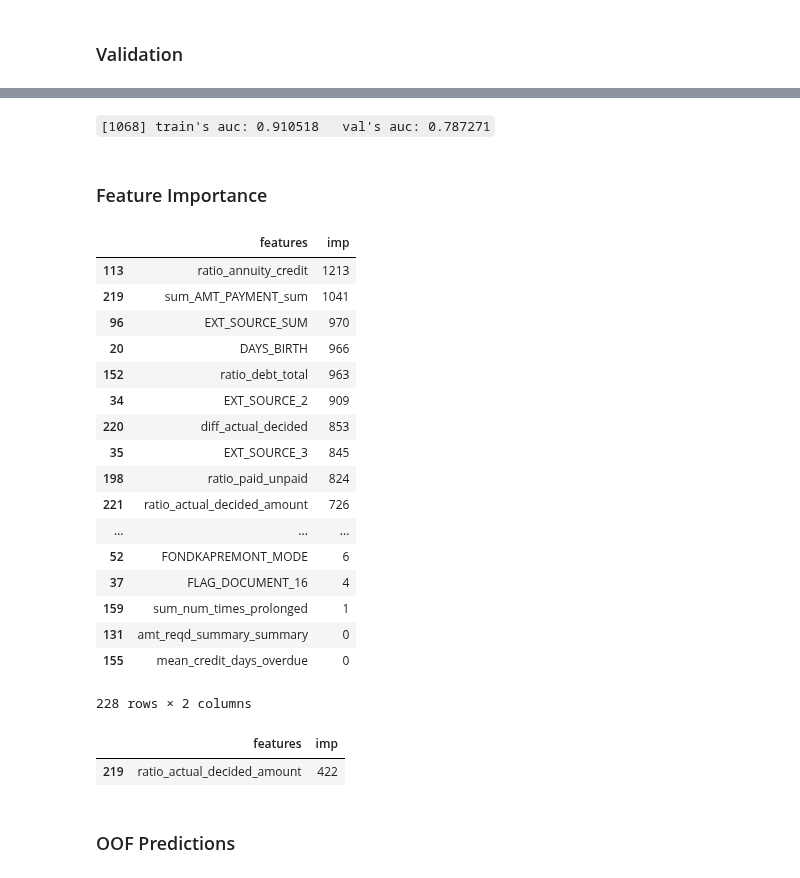
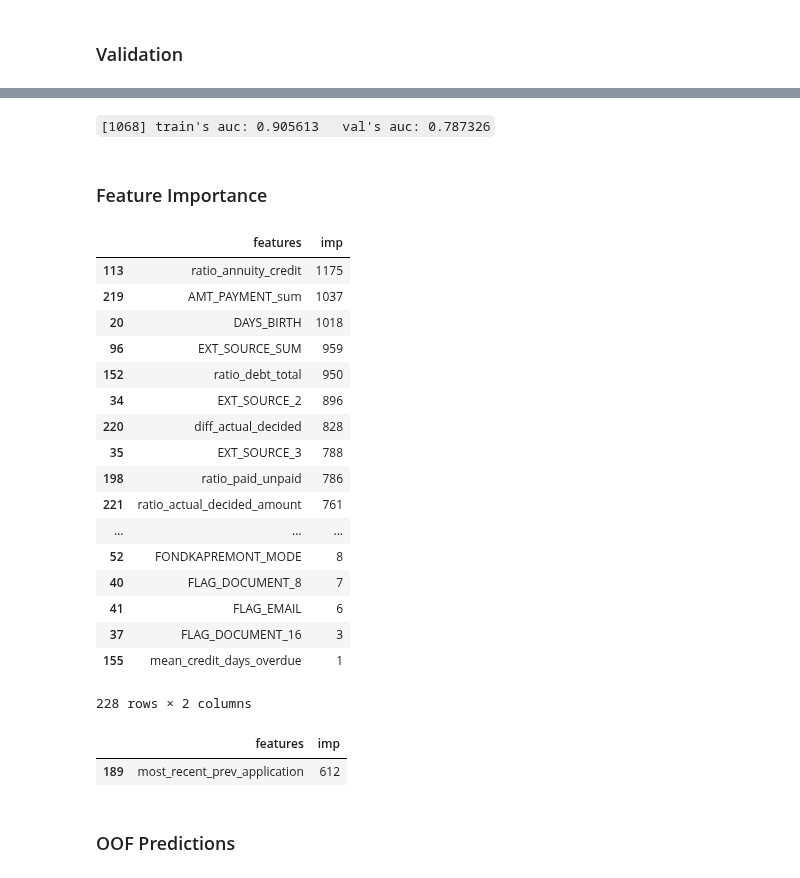
Before and after one commit to numb3r33/Kaggle_Home_Credit, a Jupyter notebook: notebooks/Pipeline.ipynb, the cells around one changed output, grey strips where cells are left out. Cells and saved outputs as stored; diff of their text form; code cells hidden in the pictures.

```diff
--- a/notebooks/Pipeline.ipynb
+++ b/notebooks/Pipeline.ipynb
@@ -63,13 +67,11 @@ gc.collect();
 # %% [markdown]
 ## Feature Engineering
 # %%
-AGG_FEATURES = ['mean', 'median', 'max', 'min', 'var', 'sum']
-
 def get_agg_features(data, gp, f, on):
     agg         = gp.groupby(on)[f]\
                         .agg({np.mean, np.median, np.max, np.min, np.var, np.sum}).fillna(-1)
 
-    cols        = [f'{AGG_FEATURES[i]}_{f}_{c}' for i, c in enumerate(agg.columns)]
+    cols        = [f'{f}_{c}' for i, c in enumerate(agg.columns)]
     agg.columns = cols
     agg         = agg.reset_index()
     data        = data.merge(agg, on=on, how='left')
@@ -218,15 +220,19 @@ else:
     flag_document_summary = data.loc[:, [f for f in data.columns if 'FLAG' in f]].apply(np.sum, axis=1)
     data.loc[:, 'flag_document_summary'] = flag_document_summary
 
+    flag_document_summary.to_pickle(os.path.join(basepath, f'data/processed/{DATASET_PREFIX}_flag_document.pkl'))
+
     del flag_document_summary
     gc.collect();
 
 
 if os.path.exists(os.path.join(basepath, f'data/processed/{DATASET_PREFIX}_amt_reqd_credit.pkl')):
-    data.loc[:, 'amt_reqd_summary_summary'] = pd.read_pickle(os.path.join(basepath, f'data/processed/{DATASET_PREFIX}_amt_reqd_credit.pkl'))
+    data.loc[:, 'amt_reqd_summary'] = pd.read_pickle(os.path.join(basepath, f'data/processed/{DATASET_PREFIX}_amt_reqd_credit.pkl'))
 else:
-    amt_reqd_credit_summary = data.loc[:, [f for f in data.columns if 'AMT_REQD_CREDIT' in f]].apply(np.sum, axis=1)
-    data.loc[:, 'amt_reqd_summary_summary'] = amt_reqd_credit_summary
+    amt_reqd_credit_summary         = data.loc[:, [f for f in data.columns if 'AMT_REQ_CREDIT' in f]].apply(np.sum, axis=1)
+    data.loc[:, 'amt_reqd_summary'] = amt_reqd_credit_summary
+
+    amt_reqd_credit_summary.to_pickle(os.path.join(basepath, f'data/processed/{DATASET_PREFIX}_amt_reqd_credit.pkl'))
 
     del amt_reqd_credit_summary
     gc.collect();
@@ -361,7 +367,7 @@ data.loc[:, 'ratio_cb_goods_annuity'] = (data.AMT_GOODS_PRICE / (data.mean_cb_cr
 data.loc[:, 'ratio_update_id']        = (data.mean_days_credit_update / data.DAYS_ID_PUBLISH).replace([np.inf, -np.inf], np.nan)
 
 # feature interaction between mean credit amount of previous credits with current credit
-data.loc[:, 'ratio_curr_prev_credit'] = data.AMT_CREDIT / data.mean_AMT_CREDIT_SUM_mean
+data.loc[:, 'ratio_curr_prev_credit'] = data.AMT_CREDIT / data.AMT_CREDIT_SUM_mean
 
 #############################################################################################################
 #                           BUREAU and BUREAU BALANCE                                                       #
@@ -430,10 +436,6 @@ past_annuity_credit = (prev_app.AMT_ANNUITY / prev_app.AMT_CREDIT).replace([np.i
 past_annuity_credit = past_annuity_credit.groupby(prev_app.SK_ID_CURR).mean()
 data.loc[:, 'past_annuity_to_credit'] = data.SK_ID_CURR.map(past_annuity_credit)
 
-# difference between current credit and mean applied amount in previous applications
-# mean_applied_amount = prev_app.groupby('SK_ID_CURR')['AMT_APPLICATION'].mean()
-# mean_applied_amount = data.SK_ID_CURR.map(mean_applied_amount)
-# data.loc[:, 'diff_applied_current_credit'] = mean_applied_amount - data.AMT_CREDIT
 
 # difference of down_payment * rate and annuity
 diff_dp_annuity = ((prev_app.AMT_DOWN_PAYMENT * prev_app.RATE_DOWN_PAYMENT) - prev_app.AMT_ANNUITY).replace([np.inf, -np.inf])
@@ -487,6 +489,11 @@ data.loc[:, 'max_prev_annuity_goods'] = data.SK_ID_CURR.map(ratio_prev_annuity_g
 ratio_prev_annuity_credit                = (prev_app.AMT_ANNUITY / prev_app.AMT_CREDIT).replace([np.inf, -np.inf], np.nan)
 ratio_prev_annuity_credit                = ratio_prev_annuity_goods.groupby(prev_app.SK_ID_CURR).max()
 data.loc[:, 'max_prev_annuity_credit']   = data.SK_ID_CURR.map(ratio_prev_annuity_credit)
+
+
+# most recent previous application
+most_recent_prev_app = prev_app.groupby('SK_ID_CURR')['DAYS_DECISION'].max()
+data.loc[:, 'most_recent_prev_application'] = data.SK_ID_CURR.map(most_recent_prev_app)
 
 ###############################################################################################################
 #                                 POS CASH                                                                    #
@@ -650,6 +657,7 @@ del dev_weekday_process, dev_hour_process
 del prev_app_decision, diff_termination_decision
 del ratio_prev_annuity_goods, dcn, dd, dcu, df
 del ratio_prev_annuity_credit, diff_actual_decided
+del most_recent_prev_app
 
 gc.collect();
 # %%
@@ -723,6 +731,7 @@ COLS_TO_REMOVE = [
                   'REG_REGION_NOT_WORK_REGION',
                   'FLAG_DOCUMENT_14',
                   'FLAG_DOCUMENT_6',
+                  'sum_num_times_prolonged',
                   'TARGET'
                 ]
 # %%
@@ -752,7 +761,7 @@ params = {
     'feature_fraction': .65,
     'bagging_fraction': .8,
     'lambda_l1': 5,
-    'lambda_l2': 5,
+    'lambda_l2': 10,
     'min_child_weight': 1.,
     'nthread': 4
 }
@@ -794,5 +803,5 @@ Early stopping, best iteration is:
 # %% [markdown]
-`[1068]	train's auc: 0.910518	val's auc: 0.787271`
+`[1068]	train's auc: 0.905613	val's auc: 0.787326`
 # %% [markdown]
 ### Feature Importance
 # %%
@@ -804,28 +813,28 @@ feat_imp = pd.DataFrame({'features': features,
 feat_imp.sort_values(by='imp', ascending=False)
 # %% [output]
 |  | features | imp |
-| 113 | ratio_annuity_credit | 1213 |
-| 219 | sum_AMT_PAYMENT_sum | 1041 |
-| 96 | EXT_SOURCE_SUM | 970 |
-| 20 | DAYS_BIRTH | 966 |
-| 152 | ratio_debt_total | 963 |
-| 34 | EXT_SOURCE_2 | 909 |
-| 220 | diff_actual_decided | 853 |
-| 35 | EXT_SOURCE_3 | 845 |
-| 198 | ratio_paid_unpaid | 824 |
-| 221 | ratio_actual_decided_amount | 726 |
+| 113 | ratio_annuity_credit | 1175 |
+| 219 | AMT_PAYMENT_sum | 1037 |
+| 20 | DAYS_BIRTH | 1018 |
+| 96 | EXT_SOURCE_SUM | 959 |
+| 152 | ratio_debt_total | 950 |
+| 34 | EXT_SOURCE_2 | 896 |
+| 220 | diff_actual_decided | 828 |
+| 35 | EXT_SOURCE_3 | 788 |
+| 198 | ratio_paid_unpaid | 786 |
+| 221 | ratio_actual_decided_amount | 761 |
 | ... | ... | ... |
-| 52 | FONDKAPREMONT_MODE | 6 |
-| 37 | FLAG_DOCUMENT_16 | 4 |
-| 159 | sum_num_times_prolonged | 1 |
-| 131 | amt_reqd_summary_summary | 0 |
-| 155 | mean_credit_days_overdue | 0 |
+| 52 | FONDKAPREMONT_MODE | 8 |
+| 40 | FLAG_DOCUMENT_8 | 7 |
+| 41 | FLAG_EMAIL | 6 |
+| 37 | FLAG_DOCUMENT_16 | 3 |
+| 155 | mean_credit_days_overdue | 1 |
 228 rows × 2 columns
 # %%
-feat_imp[feat_imp.features == 'ratio_actual_decided_amount']
+feat_imp[feat_imp.features == 'most_recent_prev_application']
 # %% [output]
 |  | features | imp |
-| 219 | ratio_actual_decided_amount | 422 |
+| 189 | most_recent_prev_application | 612 |
 # %% [markdown]
 ### OOF Predictions
 # %%
```
Also changed, not shown: parts of 8 cells of this notebook, 1 other file.
